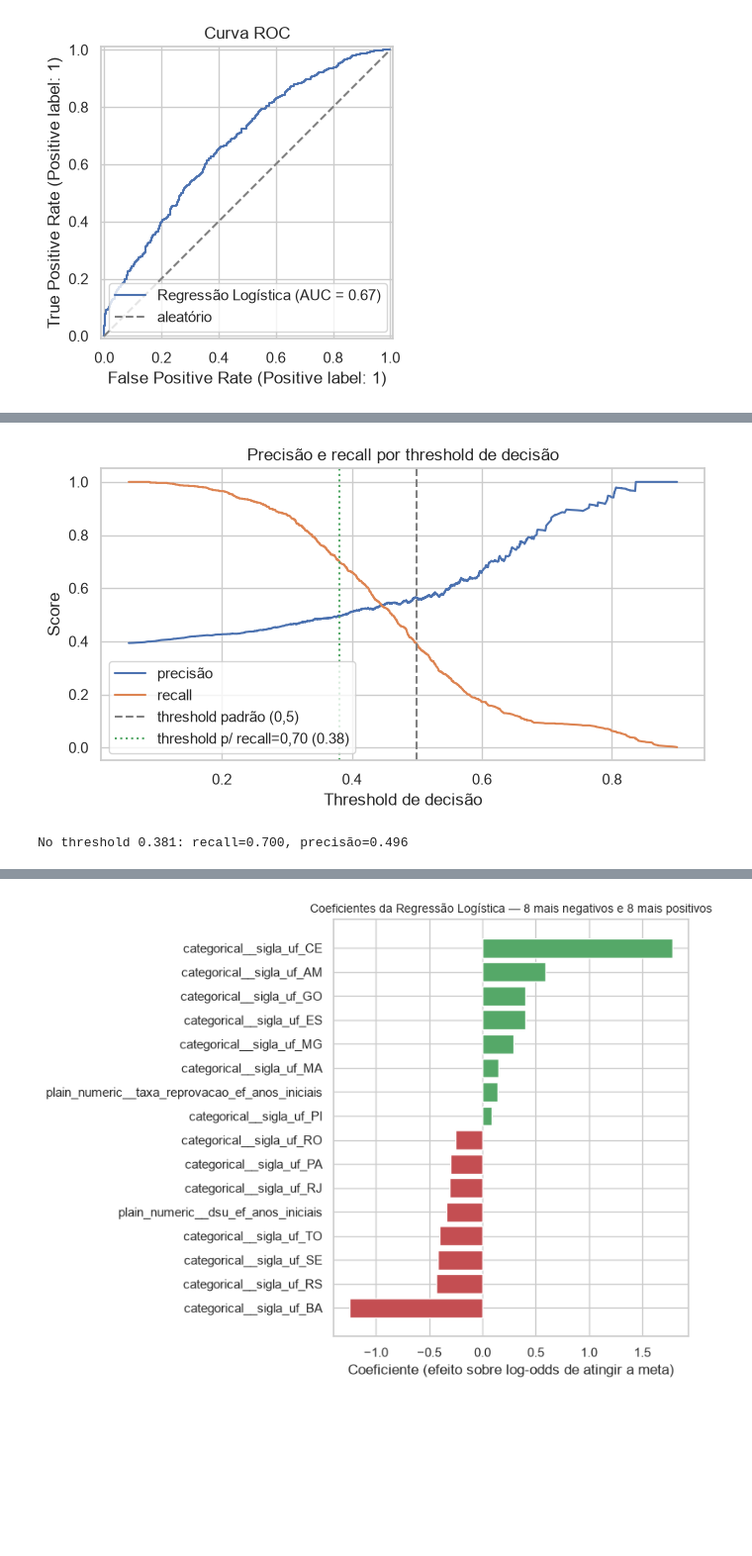
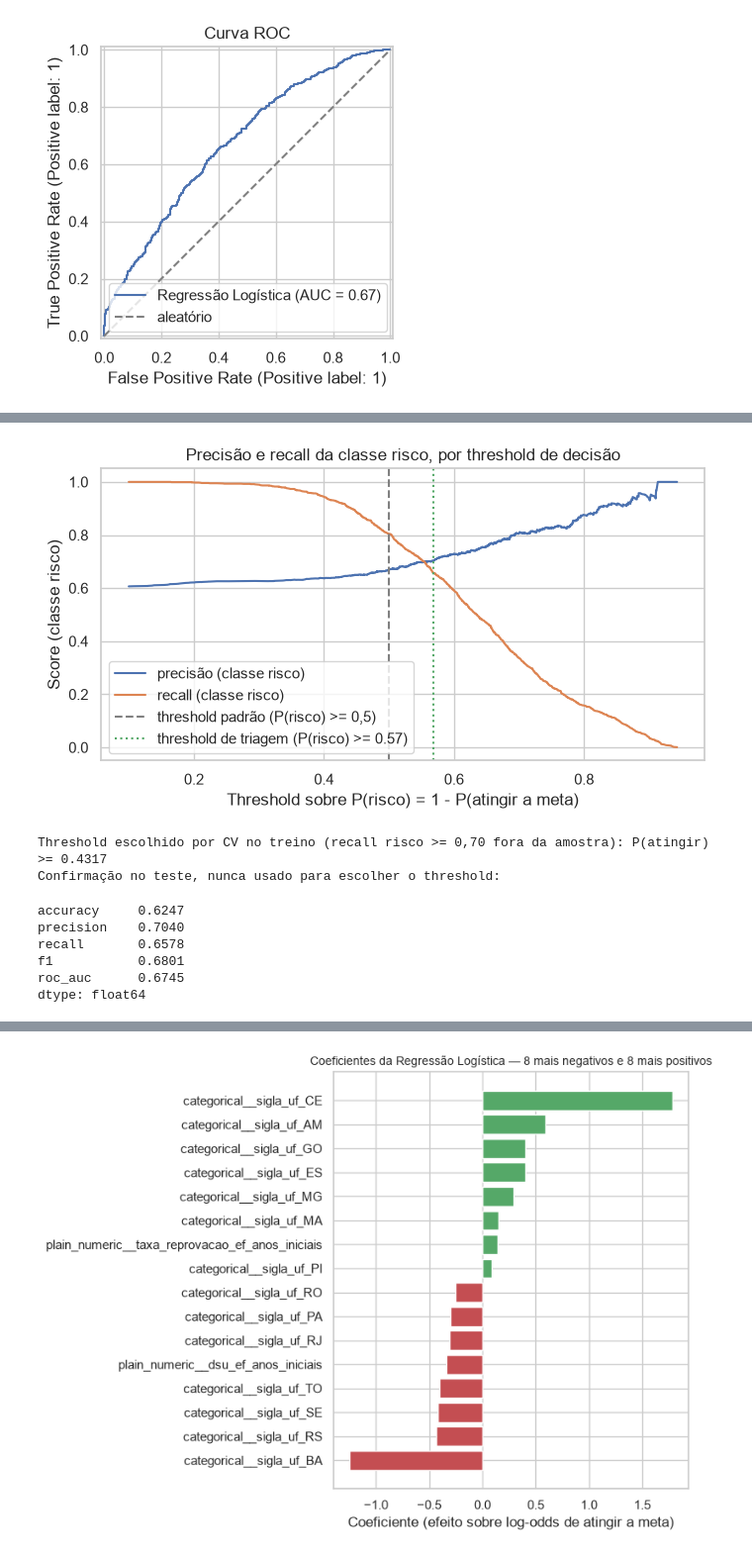
Before and after one commit to gustavo-leitao/Tech-Challenge-3, a Jupyter notebook: notebooks/02_modelagem.ipynb, the cells around one changed output, grey strips where cells are left out. Shown at 99% size. Cells and saved outputs as stored; diff of their text form; code cells hidden in the pictures; blank space fills up the shorter version.

Commit message:
fix: corrige direcao do threshold de risco e escolha do corte via CV, nao via teste

```diff
--- a/notebooks/02_modelagem.ipynb
+++ b/notebooks/02_modelagem.ipynb
@@ -96,21 +108,38 @@ ROC-AUC de 0,67 no holdout: o modelo discrimina melhor que aleatório, mas está
 # %%
-precision, recall, thresholds = precision_recall_curve(y_test, y_proba)
+threshold_info = report["threshold_triagem_risco"]
+threshold_triagem = threshold_info["threshold_atingir_meta"]
+threshold_risco_equivalente = 1 - threshold_triagem
+
+proba_risco_test = 1 - y_proba
+precision_risco, recall_risco, thresholds_risco = precision_recall_curve(y_test, proba_risco_test, pos_label=0)
+
 fig, ax = plt.subplots(figsize=(7, 4))
-ax.plot(thresholds, precision[:-1], label="precisão", color="#4C72B0")
-ax.plot(thresholds, recall[:-1], label="recall", color="#DD8452")
-ax.axvline(0.5, color="gray", linestyle="--", label="threshold padrão (0,5)")
-idx_recall_70 = np.where(recall[:-1] >= 0.7)[0]
-threshold_recall_70 = thresholds[idx_recall_70[np.argmax(thresholds[idx_recall_70])]]
-ax.axvline(threshold_recall_70, color="#55A868", linestyle=":", label=f"threshold p/ recall=0,70 ({threshold_recall_70:.2f})")
-ax.set_xlabel("Threshold de decisão")
-ax.set_ylabel("Score")
-ax.set_title("Precisão e recall por threshold de decisão")
+ax.plot(thresholds_risco, precision_risco[:-1], label="precisão (classe risco)", color="#4C72B0")
+ax.plot(thresholds_risco, recall_risco[:-1], label="recall (classe risco)", color="#DD8452")
+ax.axvline(0.5, color="gray", linestyle="--", label="threshold padrão (P(risco) >= 0,5)")
+ax.axvline(
+    threshold_risco_equivalente, color="#55A868", linestyle=":",
+    label=f"threshold de triagem (P(risco) >= {threshold_risco_equivalente:.2f})",
+)
+ax.set_xlabel("Threshold sobre P(risco) = 1 - P(atingir a meta)")
+ax.set_ylabel("Score (classe risco)")
+ax.set_title("Precisão e recall da classe risco, por threshold de decisão")
 ax.legend()
 plt.tight_layout()
 plt.savefig(IMAGES_DIR / "12_precisao_recall_threshold.png", dpi=120)
 plt.show()
-print(f"No threshold {threshold_recall_70:.3f}: recall={recall[idx_recall_70[np.argmax(thresholds[idx_recall_70])]]:.3f}, precisão={precision[idx_recall_70[np.argmax(thresholds[idx_recall_70])]]:.3f}")
+
+print(f"Threshold escolhido por CV no treino (recall risco >= 0,70 fora da amostra): P(atingir) >= {threshold_triagem:.4f}")
+print(f"Confirmação no teste, nunca usado para escolher o threshold:")
+pd.Series(report["metricas_teste_holdout_classe_risco_threshold_triagem"]).round(4)
 # %% [output]
-[figure, old version]
+[figure, new version]
-No threshold 0.381: recall=0.700, precisão=0.496
+Threshold escolhido por CV no treino (recall risco >= 0,70 fora da amostra): P(atingir) >= 0.4317
+Confirmação no teste, nunca usado para escolher o threshold:
+accuracy     0.6247
+precision    0.7040
+recall       0.6578
+f1           0.6801
+roc_auc      0.6745
+dtype: float64
 # %% [markdown]
```
Also changed, not shown: parts of 8 cells of this notebook, 5 other files.
